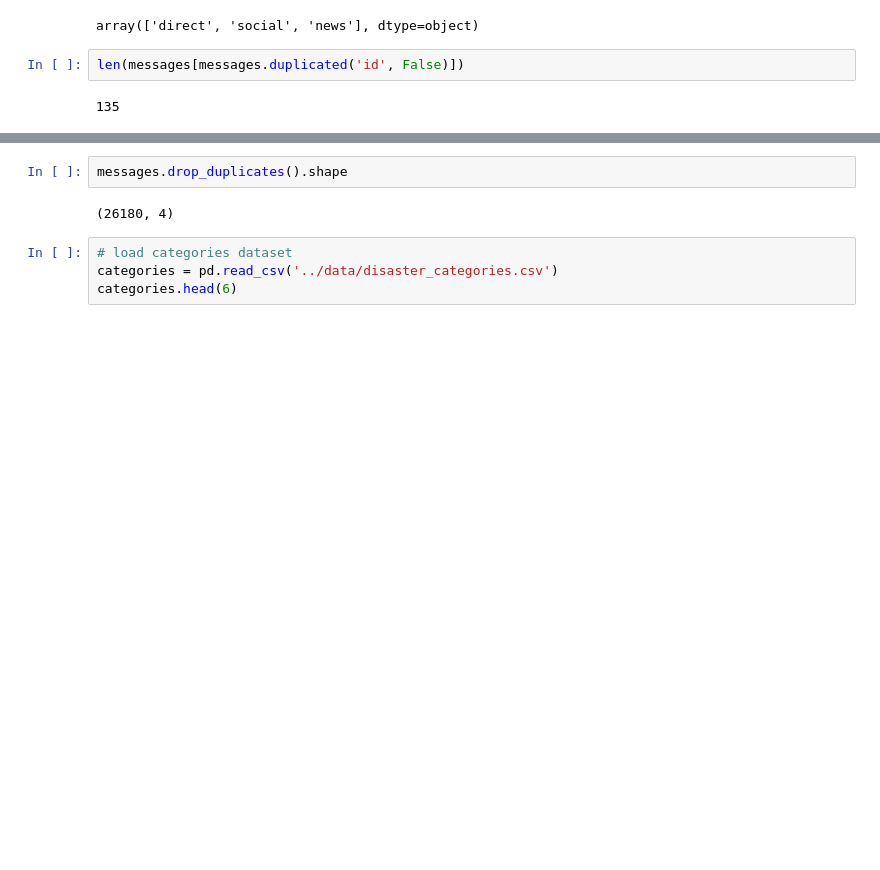
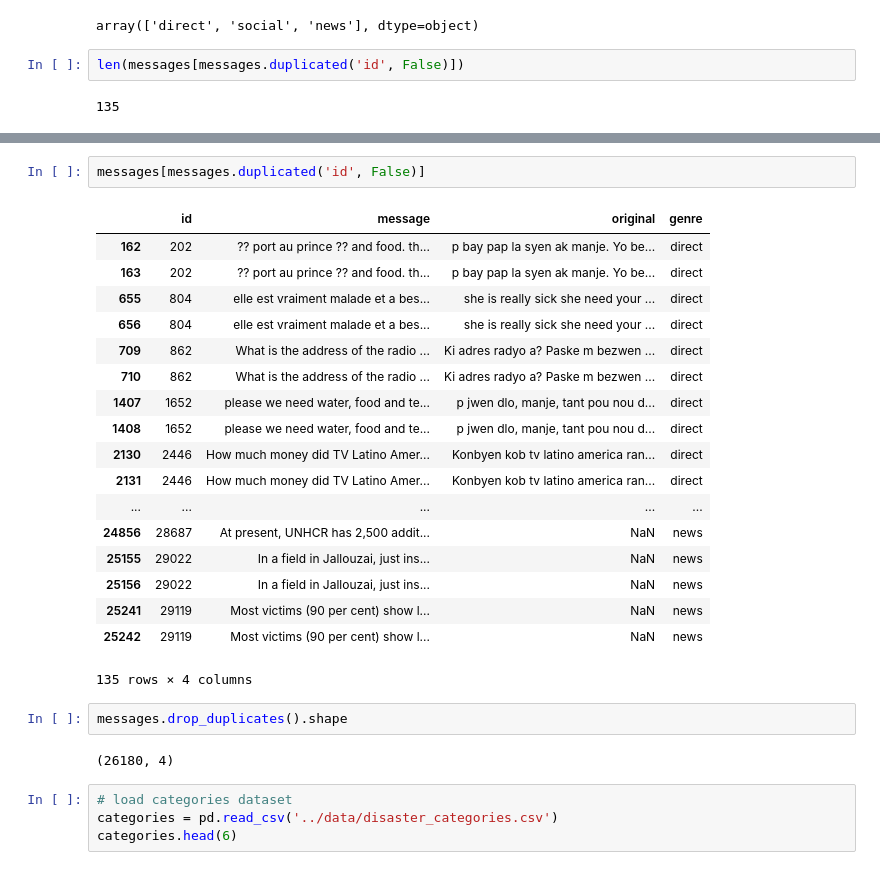
Before and after one commit to chengjiecui/Disaster_Response_Pipelines, a Jupyter notebook: ipynb/ETL Pipeline Preparation.ipynb, the cells around one changed output, grey strips where cells are left out. Cells and saved outputs as stored; diff of their text form; blank space fills up the shorter version.

```diff
--- a/ipynb/ETL Pipeline Preparation.ipynb
+++ b/ipynb/ETL Pipeline Preparation.ipynb
@@ -50,3 +56,24 @@ len(messages[messages.duplicated('id', False)])
+# %%
+messages[messages.duplicated('id', False)]
+# %% [output]
+|  | id | message | original | genre |
+| 162 | 202 | ?? port au prince ?? and food. th... | p bay pap la syen ak manje. Yo be... | direct |
+| 163 | 202 | ?? port au prince ?? and food. th... | p bay pap la syen ak manje. Yo be... | direct |
+| 655 | 804 | elle est vraiment malade et a bes... | she is really sick she need your ... | direct |
+| 656 | 804 | elle est vraiment malade et a bes... | she is really sick she need your ... | direct |
+| 709 | 862 | What is the address of the radio ... | Ki adres radyo a? Paske m bezwen ... | direct |
+| 710 | 862 | What is the address of the radio ... | Ki adres radyo a? Paske m bezwen ... | direct |
+| 1407 | 1652 | please we need water, food and te... | p jwen dlo, manje, tant pou nou d... | direct |
+| 1408 | 1652 | please we need water, food and te... | p jwen dlo, manje, tant pou nou d... | direct |
+| 2130 | 2446 | How much money did TV Latino Amer... | Konbyen kob tv latino america ran... | direct |
+| 2131 | 2446 | How much money did TV Latino Amer... | Konbyen kob tv latino america ran... | direct |
+| ... | ... | ... | ... | ... |
+| 24856 | 28687 | At present, UNHCR has 2,500 addit... | NaN | news |
+| 25155 | 29022 | In a field in Jallouzai, just ins... | NaN | news |
+| 25156 | 29022 | In a field in Jallouzai, just ins... | NaN | news |
+| 25241 | 29119 | Most victims (90 per cent) show l... | NaN | news |
+| 25242 | 29119 | Most victims (90 per cent) show l... | NaN | news |
+135 rows × 4 columns
 # %%
 messages.drop_duplicates().shape
 # %% [output]
```
Also changed, not shown: parts of 13 cells of this notebook, 1 other file.
